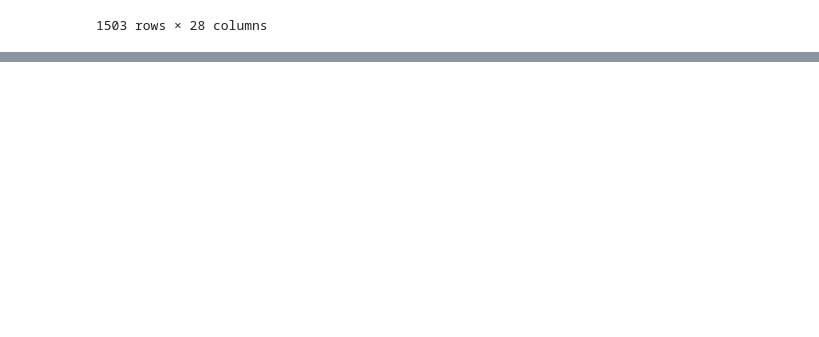
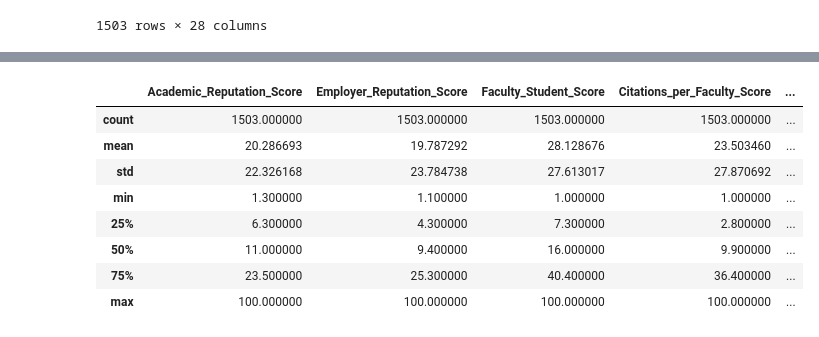
Before and after one commit to mlk500/data-coach-project1, a Jupyter notebook: project-code.ipynb, the cells around one changed output, grey strips where cells are left out. Cells and saved outputs as stored; diff of their text form; code cells hidden in the pictures; blank space fills up the shorter version.

```diff
--- a/project-code.ipynb
+++ b/project-code.ipynb
@@ -21,0 +63,12 @@ data
+# %%
+data.describe()
+# %% [output]
+|  | Academic_Reputation_Score | Employer_Reputation_Score | Faculty_Student_Score | Citations_per_Faculty_Score | ... |
+| count | 1503.000000 | 1503.000000 | 1503.000000 | 1503.000000 | ... |
+| mean | 20.286693 | 19.787292 | 28.128676 | 23.503460 | ... |
+| std | 22.326168 | 23.784738 | 27.613017 | 27.870692 | ... |
+| min | 1.300000 | 1.100000 | 1.000000 | 1.000000 | ... |
+| 25% | 6.300000 | 4.300000 | 7.300000 | 2.800000 | ... |
+| 50% | 11.000000 | 9.400000 | 16.000000 | 9.900000 | ... |
+| 75% | 23.500000 | 25.300000 | 40.400000 | 36.400000 | ... |
+| max | 100.000000 | 100.000000 | 100.000000 | 100.000000 | ... |
```
Also changed, not shown: parts of 25 cells of this notebook, 3 other files.
